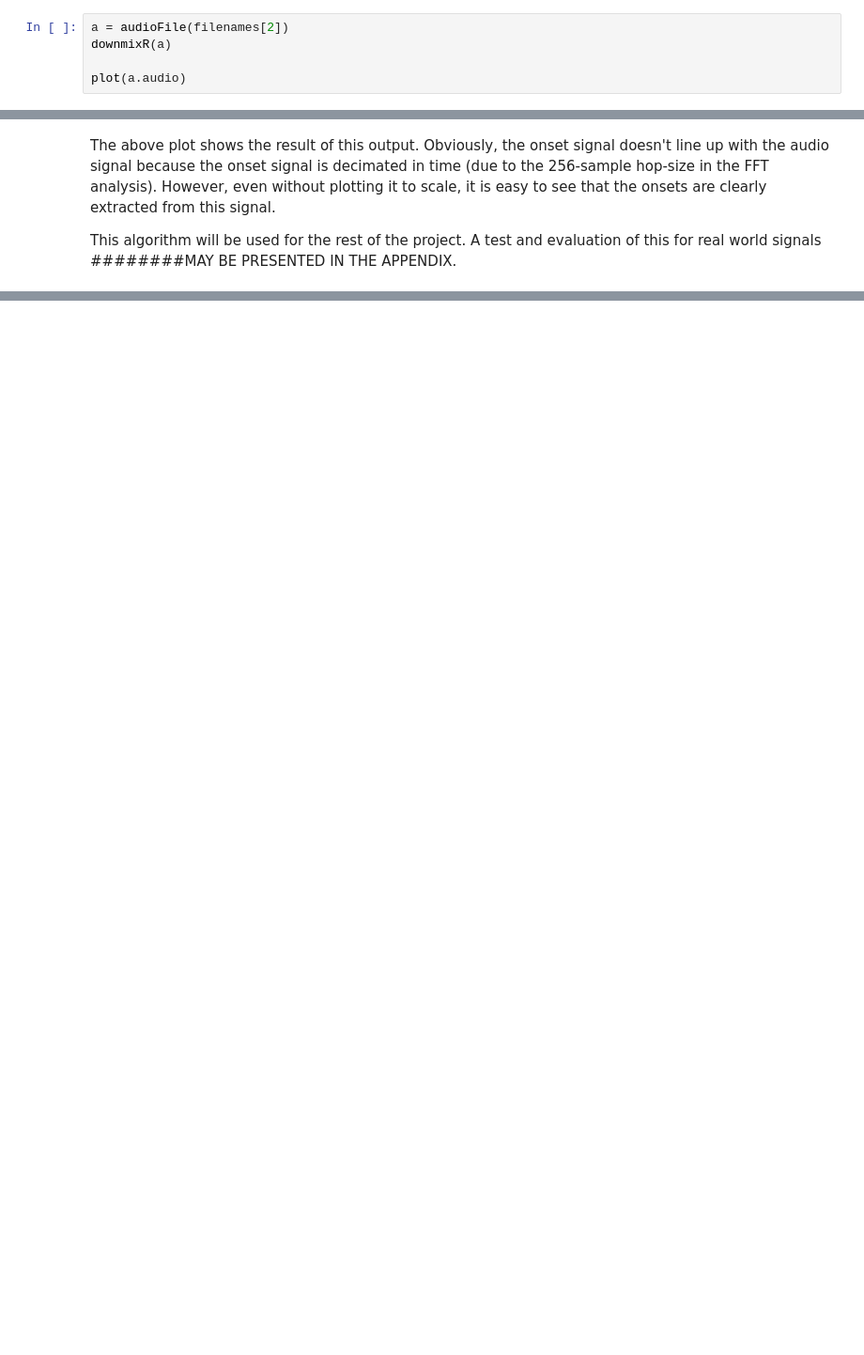
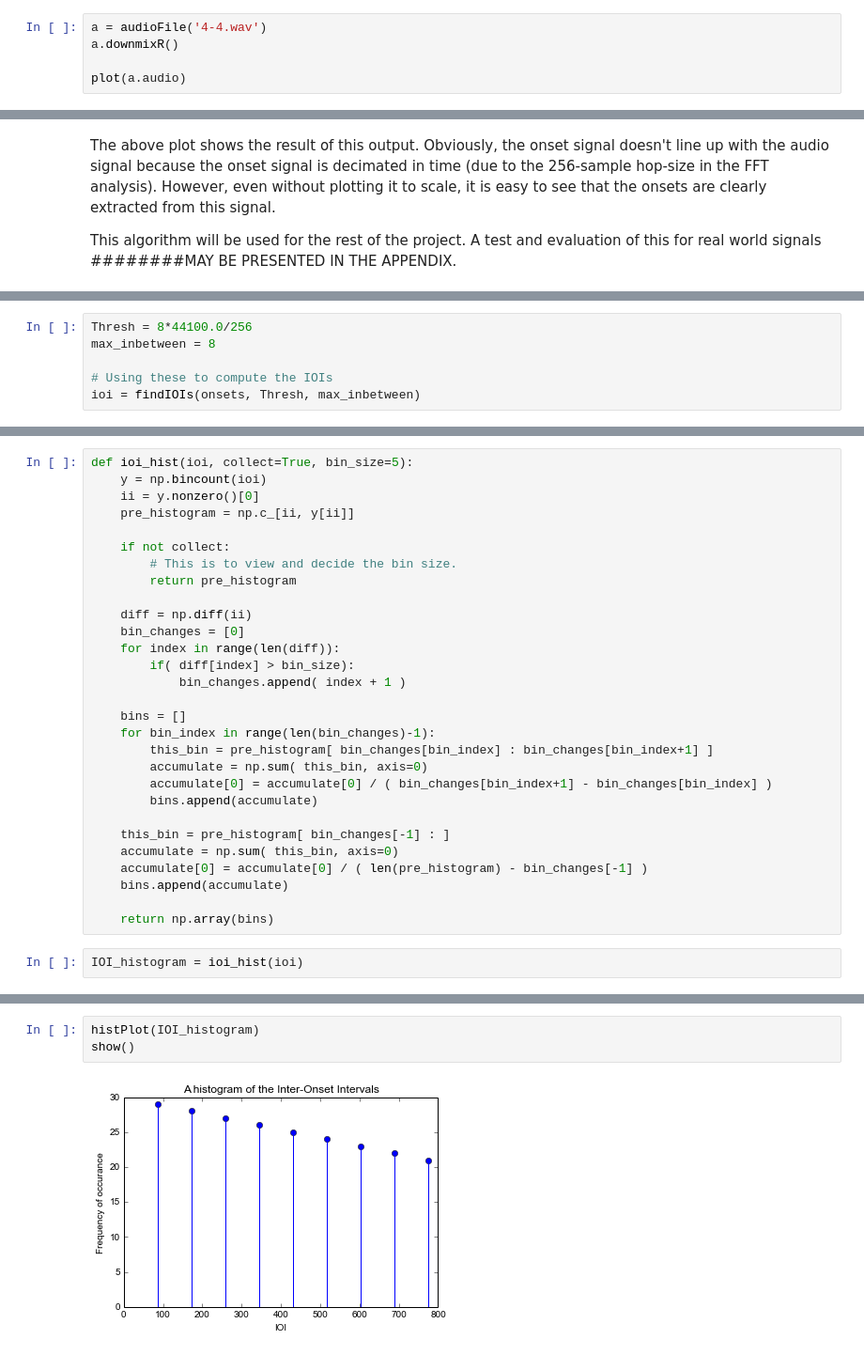
Before and after one commit to akshay1992/201A, a Jupyter notebook: 201A-Final_Project.ipynb, the cells around one changed output, grey strips where cells are left out. Shown: that part at 94% size. Drawn from its saved outputs; the diff is of its cells as text; blank space fills up the shorter version.

Commit message:
Hist done. Detects 3/4 (somewhat)

```diff
--- a/201A-Final_Project.ipynb
+++ b/201A-Final_Project.ipynb
@@ -88,8 +45,8 @@ It involves the following steps:
 
 [2] Michael Krzyzaniak, ASU, mkrzyzan@asu.edu
 # %%
-a = audioFile(filenames[2])
-downmixR(a)
+a = audioFile('4-4.wav')
+a.downmixR()
 
 plot(a.audio)
 # %% [output]
@@ -185,0 +166,6 @@ onsets = peak_pick(oss, draw_plots=True)
+# %%
+Thresh = 8*44100.0/256
+max_inbetween = 8
+
+# Using these to compute the IOIs
+ioi = findIOIs(onsets, Thresh, max_inbetween)
@@ -185,0 +182,31 @@ onsets = peak_pick(oss, draw_plots=True)
+# %%
+def ioi_hist(ioi, collect=True, bin_size=5):
+    y = np.bincount(ioi)
+    ii = y.nonzero()[0]
+    pre_histogram = np.c_[ii, y[ii]]
+
+    if not collect:
+        # This is to view and decide the bin size.
+        return pre_histogram
+
+    diff = np.diff(ii)
+    bin_changes = [0]
+    for index in range(len(diff)):
+        if( diff[index] > bin_size):
+            bin_changes.append( index + 1 )
+
+    bins = []
+    for bin_index in range(len(bin_changes)-1):
+        this_bin = pre_histogram[ bin_changes[bin_index] : bin_changes[bin_index+1] ]
+        accumulate = np.sum( this_bin, axis=0)
+        accumulate[0] = accumulate[0] / ( bin_changes[bin_index+1] - bin_changes[bin_index] )
+        bins.append(accumulate)
+
+    this_bin = pre_histogram[ bin_changes[-1] : ]
+    accumulate = np.sum( this_bin, axis=0)
+    accumulate[0] = accumulate[0] / ( len(pre_histogram) - bin_changes[-1] )
+    bins.append(accumulate)
+
+    return np.array(bins)
+# %%
+IOI_histogram = ioi_hist(ioi)
@@ -185,0 +228,5 @@ onsets = peak_pick(oss, draw_plots=True)
+# %%
+histPlot(IOI_histogram)
+show()
+# %% [output]
+[figure, added]
```
Also changed, not shown: parts of 33 cells of this notebook, 2 other files.
